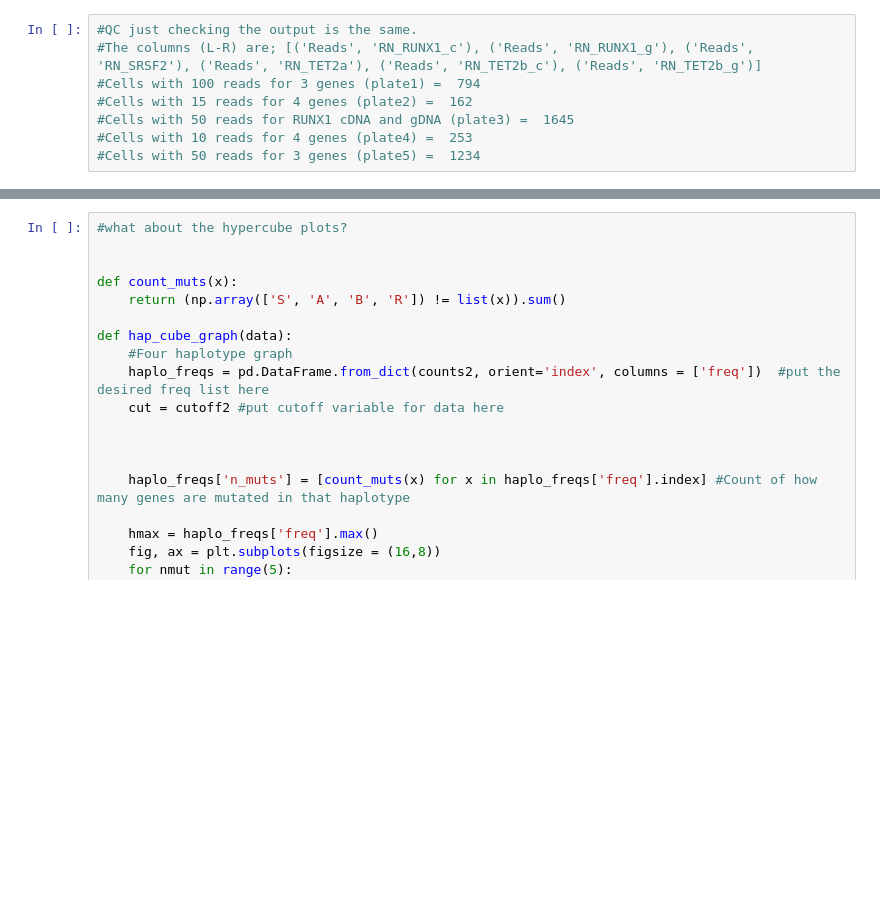
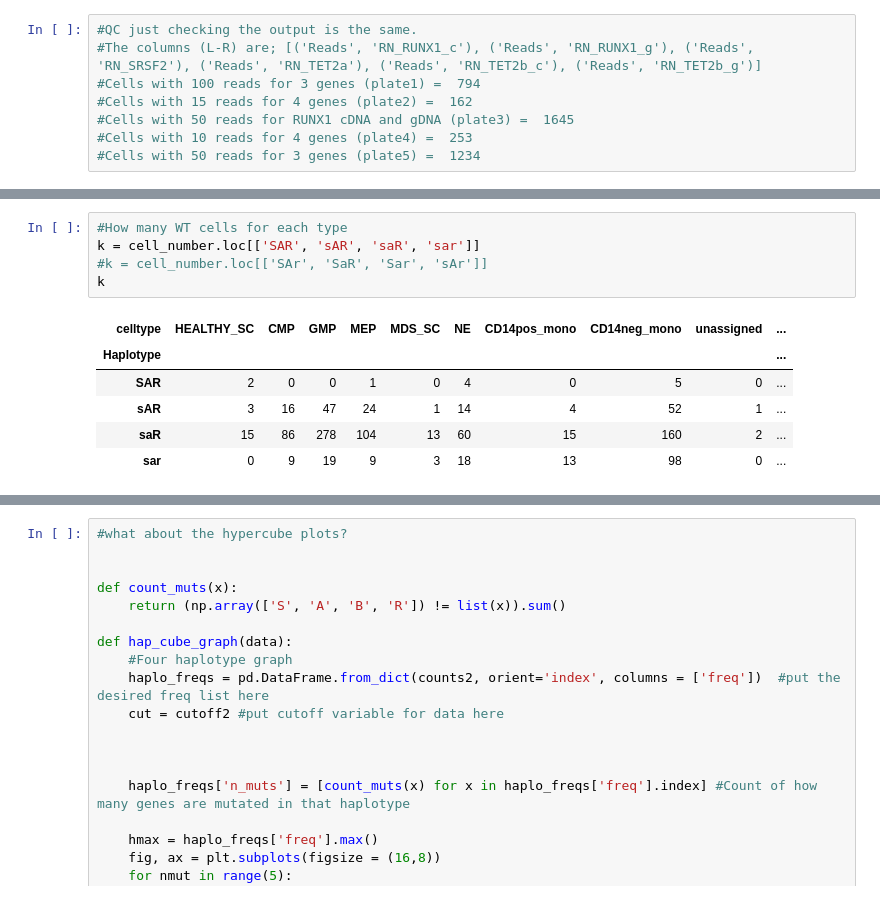
Before and after one commit to AnnatinaSchnegg/AS_amplicons, a Jupyter notebook: Code/Index_Haps-Streamline_combined_index_haps.ipynb, the cells around one changed output, grey strips where cells are left out. Drawn from its saved outputs; the diff is of its cells as text; blank space fills up the shorter version.

```diff
--- a/Code/Index_Haps-Streamline_combined_index_haps.ipynb
+++ b/Code/Index_Haps-Streamline_combined_index_haps.ipynb
@@ -472,0 +483,12 @@ Cells with 50 reads for 3 genes =  1234
+# %%
+#How many WT cells for each type
+k = cell_number.loc[['SAR', 'sAR', 'saR', 'sar']]
+#k = cell_number.loc[['SAr', 'SaR', 'Sar', 'sAr']]
+k
+# %% [output]
+| celltype | HEALTHY_SC | CMP | GMP | MEP | MDS_SC | NE | CD14pos_mono | CD14neg_mono | unassigned | ... |
+| Haplotype |  |  |  |  |  |  |  |  |  | ... |
+| SAR | 2 | 0 | 0 | 1 | 0 | 4 | 0 | 5 | 0 | ... |
+| sAR | 3 | 16 | 47 | 24 | 1 | 14 | 4 | 52 | 1 | ... |
+| saR | 15 | 86 | 278 | 104 | 13 | 60 | 15 | 160 | 2 | ... |
+| sar | 0 | 9 | 19 | 9 | 3 | 18 | 13 | 98 | 0 | ... |
```
Also changed, not shown: parts of 9 cells of this notebook, 2 other files.
